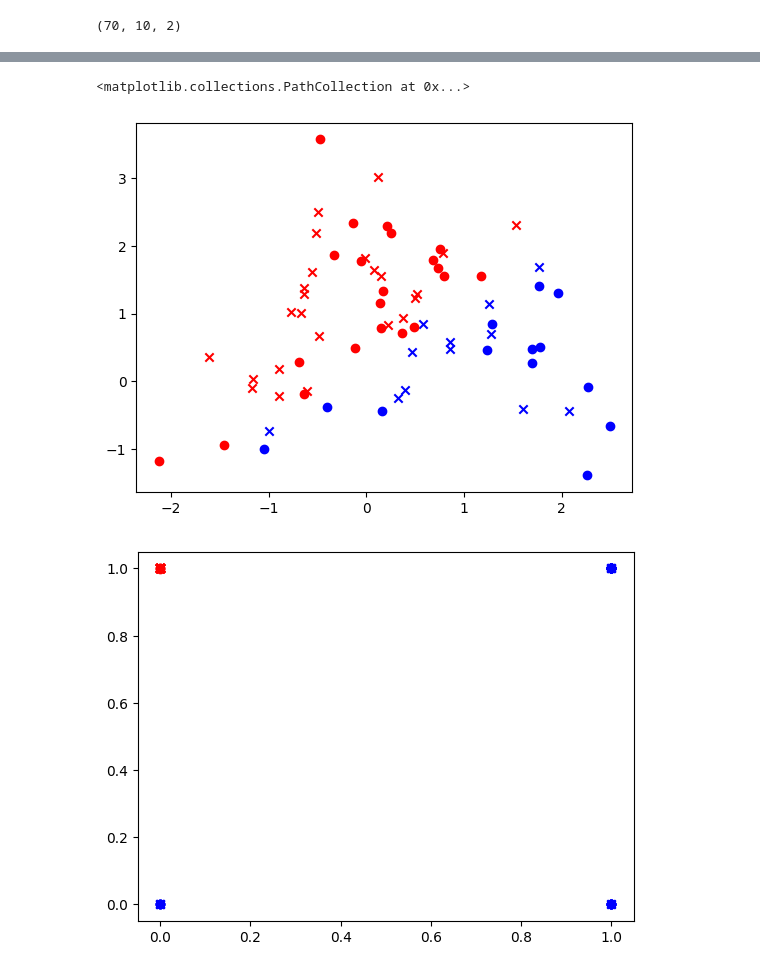
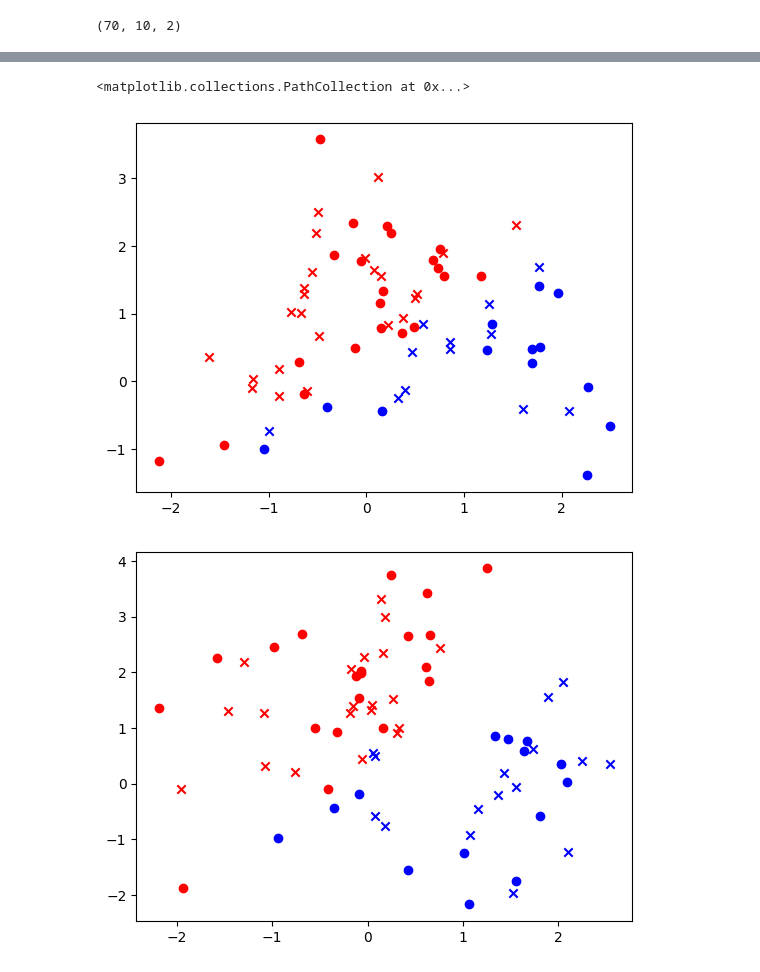
Before and after one commit to francisco-gumucio/SCARF, a Jupyter notebook: SimLoan/src/toy_data_gen.ipynb, the cells around one changed output, grey strips where cells are left out. Cells and saved outputs as stored; diff of their text form; code cells hidden in the pictures.

Commit message:
fixed gan. plotted mmt loss and plots comparing final distributions

```diff
--- a/SimLoan/src/toy_data_gen.ipynb
+++ b/SimLoan/src/toy_data_gen.ipynb
@@ -402,8 +404,8 @@ class Generator(nn.Module):
 
             y_noise = torch.cat([s0, yt, noise[:, i]], dim=-1).unsqueeze(1)
             output, h0 = self.rnn(y_noise, h0)
-            xt = self.sigmoid(self.linear(output).squeeze())
-            # xt = self.linear(output).squeeze()
+            # xt = self.sigmoid(self.linear(output).squeeze())
+            xt = self.linear(output).squeeze()
             yt = clf(ss, xt)
 
             xs.append(xt)
@@ -486,7 +494,7 @@ def get_moment_loss(x_pred, x_true):
     return m1 + m2
 
 
-def train_generator(clf, G, D, optim, loss_fn, xs, zs, ss, gamma=1000):
+def train_generator(clf, G, D, optim, loss_fn, xs, zs, ss, gamma=100):
     xs_fake, _, _ = G(xs[:, 0], zs, ss, clf)
     fake = D(xs_fake)
 
@@ -498,7 +506,7 @@ def train_generator(clf, G, D, optim, loss_fn, xs, zs, ss, gamma=1000):
     loss.backward()
     optim.step()
 
-    return loss
+    return loss, loss2
 
 
 @count_time
@@ -506,6 +514,7 @@ def train_gan(loader, clf, G, D, n_epochs, device):
     g_optim = Adam(G.parameters())
     d_optim = Adam(D.parameters())
     loss_fn = nn.BCELoss()
+    hist_mmt = np.empty(0)
 
     for epoch in range(n_epochs):
 
@@ -515,14 +524,21 @@ def train_gan(loader, clf, G, D, n_epochs, device):
             z_mb = torch.rand(batch, seq-1, dim).to(device)
 
             for _ in range(2):
-                g_loss = train_generator(clf, G, D, g_optim, loss_fn, x_mb, z_mb, s_mb)
+                g_loss, mmt_loss = train_generator(clf, G, D, g_optim, loss_fn, x_mb, z_mb, s_mb)
+                hist_mmt = np.append(hist_mmt, float(mmt_loss))
 
             for _ in range(1):
                 d_loss = train_discriminator(clf, G, D, d_optim, loss_fn, x_mb, z_mb, s_mb)
 
             step = epoch * len(loader) + i
             if step % 1000 == 0:
-                print(f'Epoch: {epoch: 6.0f} | step: {step:6.0f} | d_loss: {d_loss:6.4f} | g_loss: {g_loss: 6.4f}')
+                print(f'Epoch: {epoch: 6.0f} | step: {step:6.0f} | d_loss: {d_loss:6.4f} | g_loss: {g_loss: 6.4f} | mmt_loss: {mmt_loss:6.4f}')
+
+    hist_mmt = np.asarray(hist_mmt)
+    plt.plot(np.arange(0, len(hist_mmt), 1), hist_mmt)
+    # plt.plot(np.arange(0, len(hist_mmt) + 1, 1), np.arange(0, len(hist_mmt) + 1, 1))
+
+
 
 
 
@@ -633,42 +637,73 @@ for i in range(70):
 fig_start = plt.figure()
 ax = fig_start.gca()
 
 ax.scatter(x00, z00, marker = 'x', color = 'red', label='s=0, y=0')
 ax.scatter(x11, z11, marker = 'o', color = 'blue', label='s=1, y=1')
 ax.scatter(x01, z01, marker = 'x', color = 'blue', label='s=0, y=1')
 ax.scatter(x10, z10, marker = 'o', color = 'red', label='s=1, y=0')
 
 x01 = []
 z01 = []
 z00 = []
 x00 = []
 x10 = []
 z10 = []
 x11 = []
 z11 = []
 
 for i in range(70):
-    if gen_train_y[i][1][0] == 1 and gen_train_s[i][0] == 1:
-        x11.append(x_vars[i][1])
-        z11.append(z_vars[i][1])
-    elif gen_train_y[i][1][0] == 1 and gen_train_s[i][0] == 0:
-        x01.append(x_vars[i][1])
-        z01.append(z_vars[i][1])
-    elif gen_train_y[i][1][0] == 0 and gen_train_s[i][0] == 1:
-        x10.append(x_vars[i][1])
-        z10.append(z_vars[i][1])
+    if gen_train_y[i][3][0] == 1 and gen_train_s[i][0] == 1:
+        x11.append(x_vars[i][3])
+        z11.append(z_vars[i][3])
+    elif gen_train_y[i][3][0] == 1 and gen_train_s[i][0] == 0:
+        x01.append(x_vars[i][3])
+        z01.append(z_vars[i][3])
+    elif gen_train_y[i][3][0] == 0 and gen_train_s[i][0] == 1:
+        x10.append(x_vars[i][3])
+        z10.append(z_vars[i][3])
     else:
-        x00.append(x_vars[i][1])
-        z00.append(z_vars[i][1])
+        x00.append(x_vars[i][3])
+        z00.append(z_vars[i][3])
 
 fig_m = plt.figure()
 axm = fig_m.gca()
 
 axm.scatter(x00, z00, marker = 'x', color = 'red', label='s=0, y=0')
 axm.scatter(x11, z11, marker = 'o', color = 'blue', label='s=1, y=1')
 axm.scatter(x01, z01, marker = 'x', color = 'blue', label='s=0, y=1')
 axm.scatter(x10, z10, marker = 'o', color = 'red', label='s=1, y=0')
+
+x01 = []
+z01 = []
+z00 = []
+x00 = []
+x10 = []
+z10 = []
+x11 = []
+z11 = []
+
+for i in range(70):
+    if gen_train_y[i][9][0] == 1 and gen_train_s[i][0] == 1:
+        x11.append(x_vars[i][9])
+        z11.append(z_vars[i][9])
+    elif gen_train_y[i][9][0] == 1 and gen_train_s[i][0] == 0:
+        x01.append(x_vars[i][9])
+        z01.append(z_vars[i][9])
+    elif gen_train_y[i][9][0] == 0 and gen_train_s[i][0] == 1:
+        x10.append(x_vars[i][9])
+        z10.append(z_vars[i][9])
+    else:
+        x00.append(x_vars[i][9])
+        z00.append(z_vars[i][9])
+
+fig_f = plt.figure()
+axf = fig_f.gca()
+
+axf.scatter(x00, z00, marker = 'x', color = 'red', label='s=0, y=0')
+axf.scatter(x11, z11, marker = 'o', color = 'blue', label='s=1, y=1')
+axf.scatter(x01, z01, marker = 'x', color = 'blue', label='s=0, y=1')
+axf.scatter(x10, z10, marker = 'o', color = 'red', label='s=1, y=0')
 # %% [output]
 <matplotlib.collections.PathCollection at 0x...>
 [figure]
-[figure, old version]
+[figure, new version]
```
Also changed, not shown: parts of 7 cells of this notebook.
